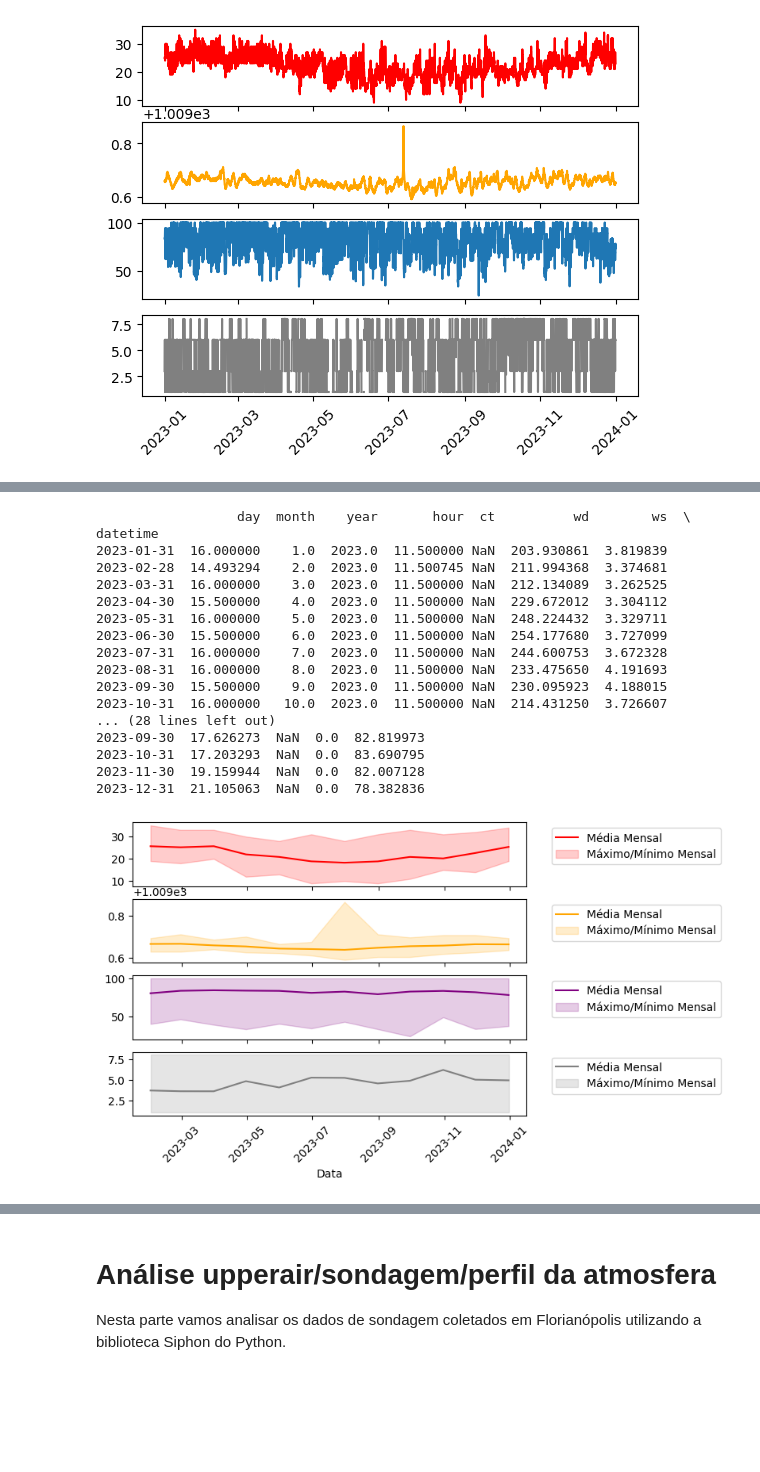
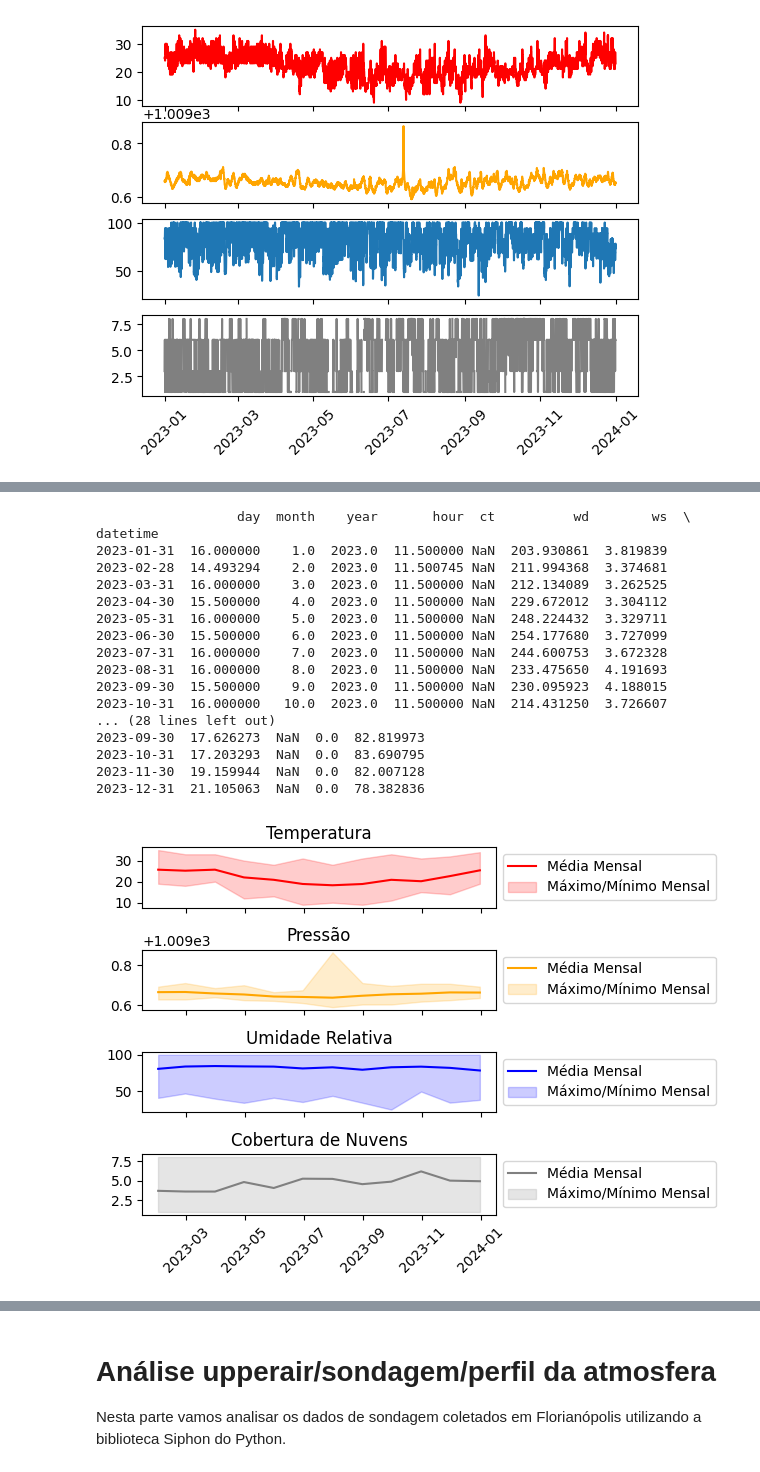
Before and after one commit to brunaboscato/ENS5173_20241, a Jupyter notebook: Atividade02.ipynb, the cells around one changed output, grey strips where cells are left out. Saved outputs shown, nothing was run; the diff lists cells and outputs as text; code cells hidden in the pictures; blank space fills up the shorter version.

```diff
--- a/Atividade02.ipynb
+++ b/Atividade02.ipynb
@@ -155,58 +155,60 @@ O percentil 99 da cco é:nan
 [figure]
 [figure]
 # %%
-# Estatísticas dos dados
-metSuperficie.set_index('datetime', inplace=True)
+# Estatísticas dos dados mensais
 media_mensal = metSuperficie.resample('ME').mean()
 min_mensal = metSuperficie.resample('ME').min()
 max_mensal = metSuperficie.resample('ME').max()
 
 print(media_mensal)
 
-# Plotando figura após fazer a média mensal, mínimo e máximo
+# Plotando médias mensais com sombras
 fig, ax = plt.subplots(4, sharex=True)
 
-# Plotando temperatura com faixa de mínimo e máximo
+# Temperatura
 ax[0].plot(media_mensal.index, media_mensal['temp'], color='red', label='Média Mensal')
 ax[0].fill_between(media_mensal.index, min_mensal['temp'], max_mensal['temp'], color='red', alpha=0.2, label='Máximo/Mínimo Mensal')
-ax[0].legend(loc='upper left', bbox_to_anchor=(1.05, 1))
+ax[0].set_title('Temperatura')
+ax[0].legend(loc='upper left', bbox_to_anchor=(1, 1))
 
-# Plotando p com faixa de mínimo e máximo
+# Pressão
 ax[1].plot(media_mensal.index, media_mensal['p'], color='orange', label='Média Mensal')
 ax[1].fill_between(media_mensal.index, min_mensal['p'], max_mensal['p'], color='orange', alpha=0.2, label='Máximo/Mínimo Mensal')
-ax[1].legend(loc='upper left', bbox_to_anchor=(1.05, 1))
+ax[1].set_title('Pressão')
+ax[1].legend(loc='upper left', bbox_to_anchor=(1, 1))
 
-# Plotando relh com faixa de mínimo e máximo
-ax[2].plot(media_mensal.index, media_mensal['relh'], color='purple', label='Média Mensal')
-ax[2].fill_between(media_mensal.index, min_mensal['relh'], max_mensal['relh'], color='purple', alpha=0.2, label='Máximo/Mínimo Mensal')
-ax[2].legend(loc='upper left', bbox_to_anchor=(1.05, 1))
+# Umidade Relativa
+ax[2].plot(media_mensal.index, media_mensal['relh'], color='blue', label='Média Mensal')
+ax[2].fill_between(media_mensal.index, min_mensal['relh'], max_mensal['relh'], color='blue', alpha=0.2, label='Máximo/Mínimo Mensal')
+ax[2].set_title('Umidade Relativa')
+ax[2].legend(loc='upper left', bbox_to_anchor=(1, 1))
 
-# Plotando coo com faixa de mínimo e máximo
+# Cobertura de Nuvens
 ax[3].plot(media_mensal.index, media_mensal['cco'], color='gray', label='Média Mensal')
 ax[3].fill_between(media_mensal.index, min_mensal['cco'], max_mensal['cco'], color='gray', alpha=0.2, label='Máximo/Mínimo Mensal')
-ax[3].set_xlabel('Data')
+ax[3].set_title('Cobertura de Nuvens')
 ax[3].tick_params(axis='x', rotation=45)
-ax[3].legend(loc='upper left', bbox_to_anchor=(1.05, 1))
+ax[3].legend(loc='upper left', bbox_to_anchor=(1, 1))
 
-# Exibindo a figura
+plt.tight_layout()
 plt.show()
 # %% [output]
                   day  month    year       hour  ct          wd        ws  \
 datetime
 2023-01-31  16.000000    1.0  2023.0  11.500000 NaN  203.930861  3.819839
 2023-02-28  14.493294    2.0  2023.0  11.500745 NaN  211.994368  3.374681
 2023-03-31  16.000000    3.0  2023.0  11.500000 NaN  212.134089  3.262525
 2023-04-30  15.500000    4.0  2023.0  11.500000 NaN  229.672012  3.304112
 2023-05-31  16.000000    5.0  2023.0  11.500000 NaN  248.224432  3.329711
 2023-06-30  15.500000    6.0  2023.0  11.500000 NaN  254.177680  3.727099
 2023-07-31  16.000000    7.0  2023.0  11.500000 NaN  244.600753  3.672328
 2023-08-31  16.000000    8.0  2023.0  11.500000 NaN  233.475650  4.191693
 2023-09-30  15.500000    9.0  2023.0  11.500000 NaN  230.095923  4.188015
 2023-10-31  16.000000   10.0  2023.0  11.500000 NaN  214.431250  3.726607
 ... (28 lines left out)
 2023-09-30  17.626273  NaN  0.0  82.819973
 2023-10-31  17.203293  NaN  0.0  83.690795
 2023-11-30  19.159944  NaN  0.0  82.007128
 2023-12-31  21.105063  NaN  0.0  78.382836
-[figure, old version]
+[figure, new version]
 # %%
```
Also changed, not shown: parts of 7 cells of this notebook.
